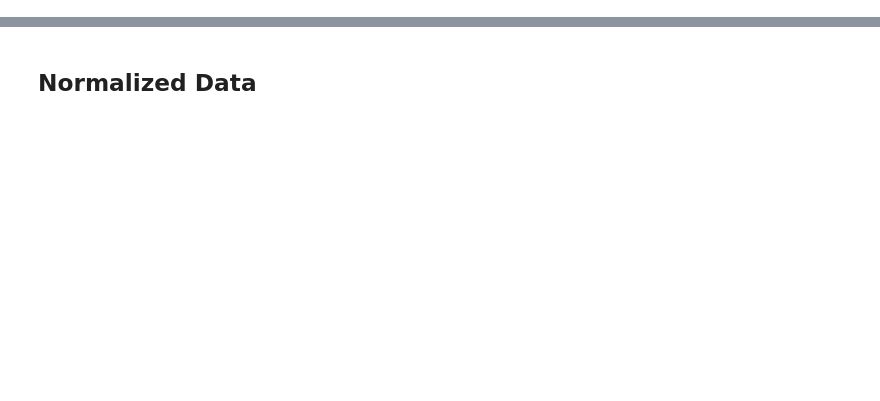
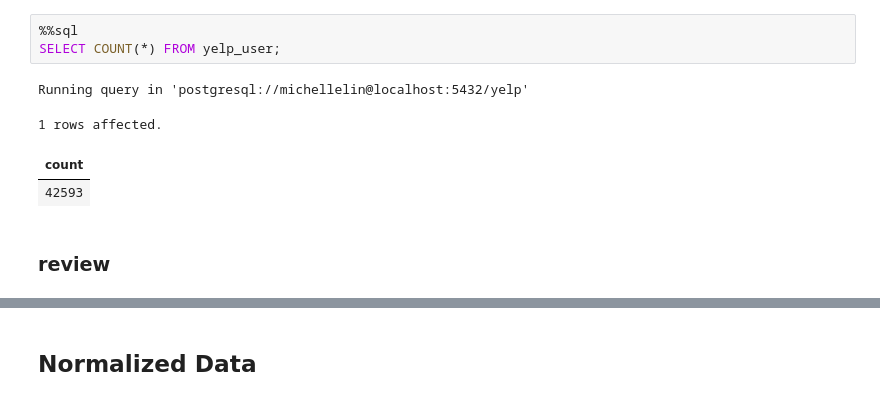
Before and after one commit to MichelleLin-4111/Yelp-Dataset-Analysis, a Jupyter notebook: code/part1_schema_design.ipynb, the cells around one changed output, grey strips where cells are left out. Saved outputs shown, nothing was run; the diff lists cells and outputs as text; blank space fills up the shorter version.

```diff
--- a/code/part1_schema_design.ipynb
+++ b/code/part1_schema_design.ipynb
@@ -104,0 +241,10 @@ Tables created successfully.
+# %%
+%%sql
+SELECT COUNT(*) FROM yelp_user;
+# %% [output]
+Running query in 'postgresql://michellelin@localhost:5432/yelp'
+1 rows affected.
+| count |
+| 42593 |
+# %% [markdown]
+### review
```
Also changed, not shown: parts of 24 cells of this notebook, 1 other file.
